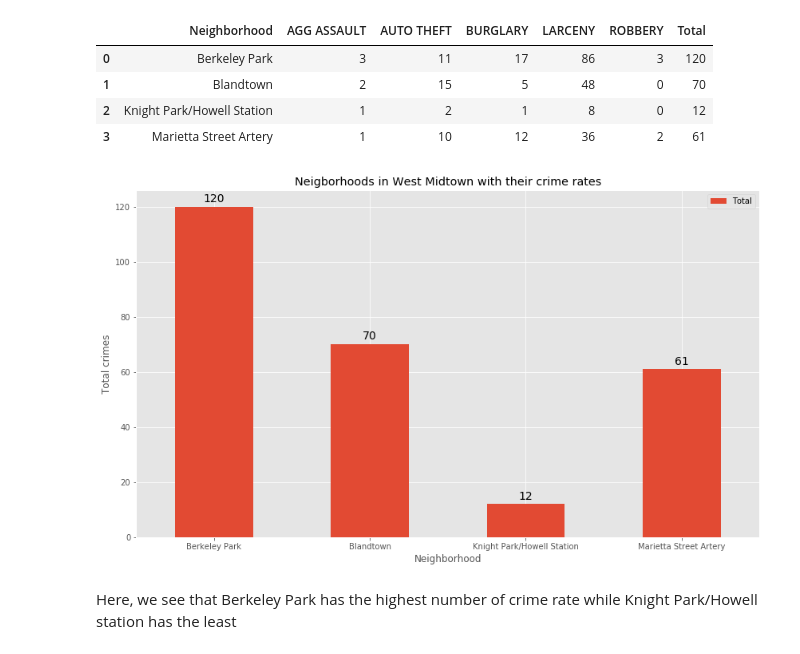
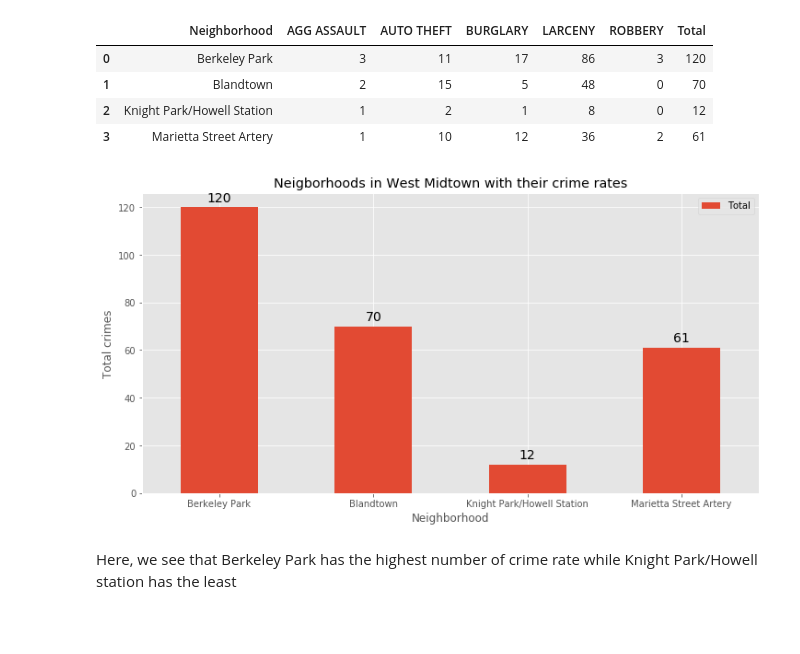
Before and after one commit to DamieAdeladan/Capstone-Project---The-Battle-of-Neighborhhoods-1, a Jupyter notebook: The Battle of Neighborhoods 2.ipynb, the cells around one changed output. Drawn from its saved outputs; the diff is of its cells as text; code cells hidden in the pictures; blank space fills up the shorter version.

```diff
--- a/The Battle of Neighborhoods 2.ipynb
+++ b/The Battle of Neighborhoods 2.ipynb
@@ -330,27 +338,27 @@ atl_crime_midtown
 # %%
 per_district = atl_crime_midtown[['Neighborhood','Total']]
 
 per_district.set_index('Neighborhood',inplace = True)
 
-ax = per_district.plot(kind='bar', figsize=(14, 8), rot=0)
+ax = per_district.plot(kind='bar', figsize=(12, 6), rot=0)
 
 ax.set_ylabel('Total crimes')
 ax.set_xlabel('Neighborhood')
 ax.set_title('Neigborhoods in West Midtown with their crime rates')
 
 for p in ax.patches:
     ax.annotate(np.round(p.get_height(),decimals=2),
                 (p.get_x()+p.get_width()/2., p.get_height()),
                 ha='center',
                 va='center',
                 xytext=(0, 10),
                 textcoords='offset points',
                 fontsize = 14,
                )
 
 plt.show()
 # %% [output]
-[figure, old version]
+[figure, new version]
 # %% [markdown]
 Here, we see that Berkeley Park has the highest number of crime rate while Knight Park/Howell station has the least
 # %%
```
Also changed, not shown: parts of 14 cells of this notebook.
